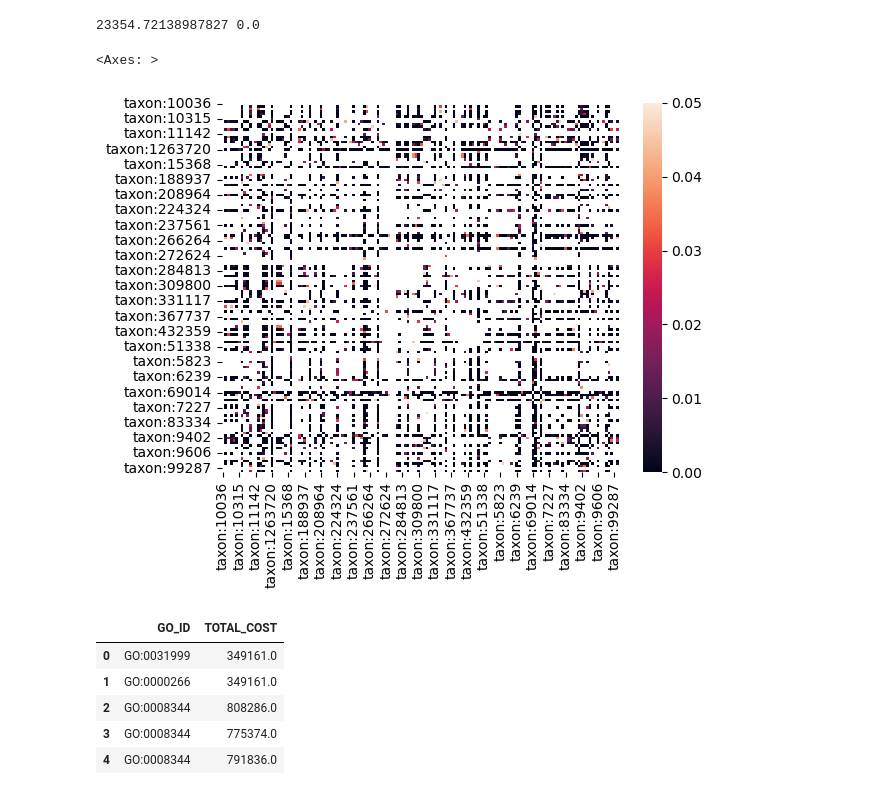
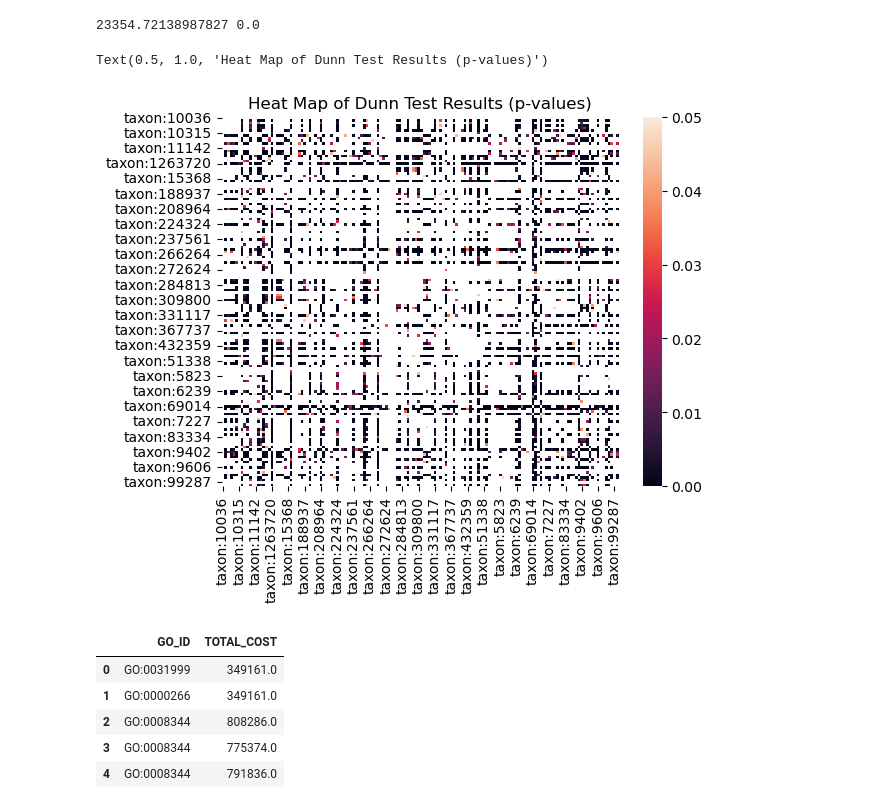
Before and after one commit to Moulica5374/NIH-Funding-Annotation-Analysis-Team-Project, a Jupyter notebook: Data_Analysis.ipynb, the cells around one changed output. Drawn from its saved outputs; the diff is of its cells as text; code cells hidden in the pictures.

```diff
--- a/Data_Analysis.ipynb
+++ b/Data_Analysis.ipynb
@@ -367,29 +422,30 @@ print(H, p)
 # %%
 # Run Dunn Test (post-hoc)
 
 # remove N/A values from df
 dunn_df = rq1_stat_df[['Taxon', 'TOTAL_COST']].dropna()
 p_values = sp.posthoc_dunn(
     dunn_df,
     group_col = 'Taxon',
     val_col = 'TOTAL_COST',
     p_adjust='holm'
 )
 
 
 # use correlation matrix to visualize statistical significance (only looking at p<0.5)
 plt.figure()
 sns.heatmap(
     p_values.where(p_values <= 0.05),
     vmin = 0,
     vmax = 0.05
 )
+plt.title("Heat Map of Dunn Test Results (p-values)")
 
 # values are filtered for statistical significance, can see several extremely dark values
 # specifically black, indicating high presence of bias in NIH funding based on taxon
 # %% [output]
-<Axes: >
+Text(0.5, 1.0, 'Heat Map of Dunn Test Results (p-values)')
-[figure, old version]
+[figure, new version]
 # %%
 # -- PART 5: RQ2 - How much NIH money is spent on different proteins? Is there a bias?
 
```
Also changed, not shown: parts of 10 cells of this notebook.
